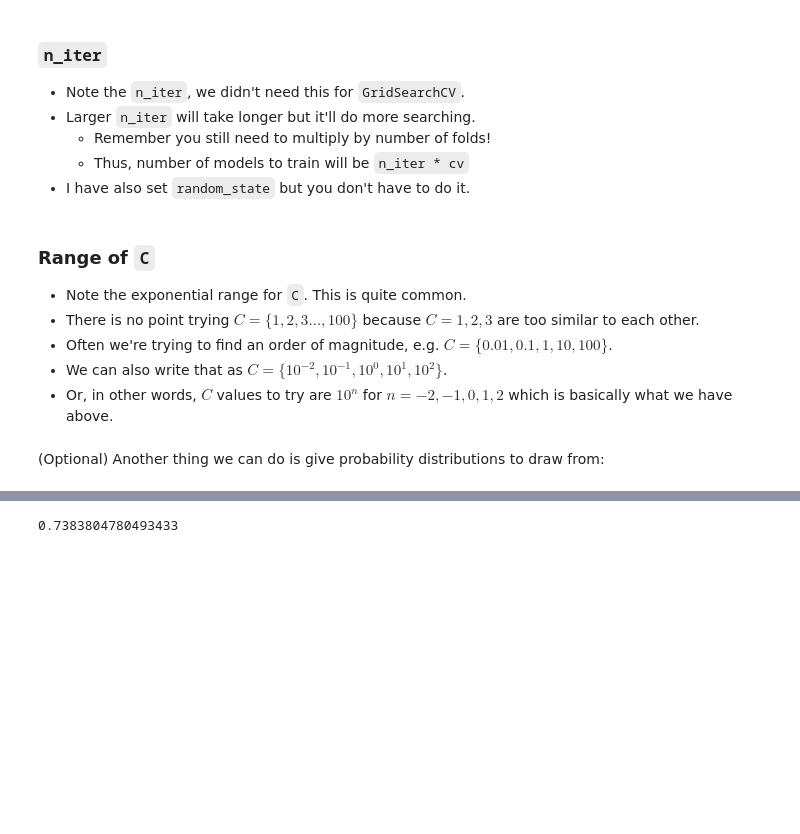
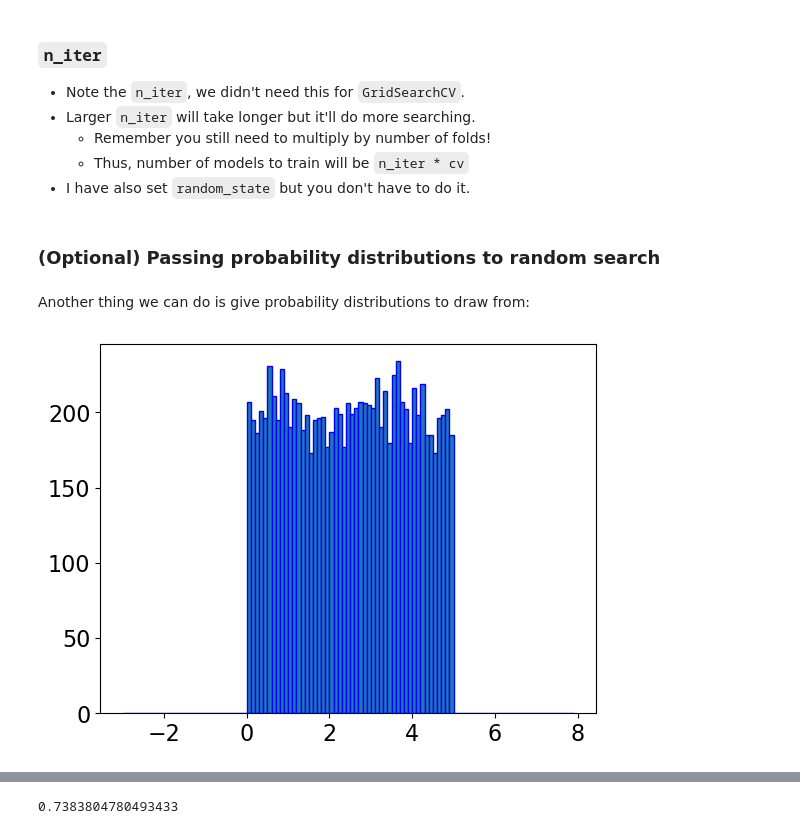
Before and after one commit to UBC-CS/cpsc330-2023s, a Jupyter notebook: lectures/08_hyperparameter-optimization.ipynb, the cells around one changed output, grey strips where cells are left out. Saved outputs shown, nothing was run; the diff lists cells and outputs as text; code cells hidden in the pictures; blank space fills up the shorter version.

```diff
--- a/lectures/08_hyperparameter-optimization.ipynb
+++ b/lectures/08_hyperparameter-optimization.ipynb
@@ -619,14 +646,8 @@ pd.DataFrame(random_search.cv_results_)[relevant].set_index("rank_test_score").s
   - Remember you still need to multiply by number of folds!
   - Thus, number of models to train will be `n_iter * cv`
 - I have also set `random_state` but you don't have to do it.
-# %% [markdown]
-### Range of `C`
-
-- Note the exponential range for `C`. This is quite common.
-- There is no point trying $C=\{1,2,3\ldots,100\}$ because $C=1,2,3$ are too similar to each other.
-- Often we're trying to find an order of magnitude, e.g. $C=\{0.01,0.1,1,10,100\}$.
-- We can also write that as $C=\{10^{-2},10^{-1},10^0,10^1,10^2\}$.
-- Or, in other words, $C$ values to try are $10^n$ for $n=-2,-1,0,1,2$ which is basically what we have above.
+# %% [markdown]
+### (Optional) Passing probability distributions to random search
 # %% [markdown]
-(Optional) Another thing we can do is give probability distributions to draw from:
+Another thing we can do is give probability distributions to draw from:
 # %%
@@ -633,0 +655,10 @@ from scipy.stats import expon, lognorm, loguniform, randint, uniform
+# %%
+np.random.seed(123)
+
+y = uniform.rvs(0, 5, 10000)
+bin = np.arange(-3,8,0.1)
+
+plt.hist(y, bins=bin, edgecolor='blue')
+plt.show()
+# %% [output]
+[figure, added]
```
Also changed, not shown: parts of 51 cells of this notebook, 1 other file.
